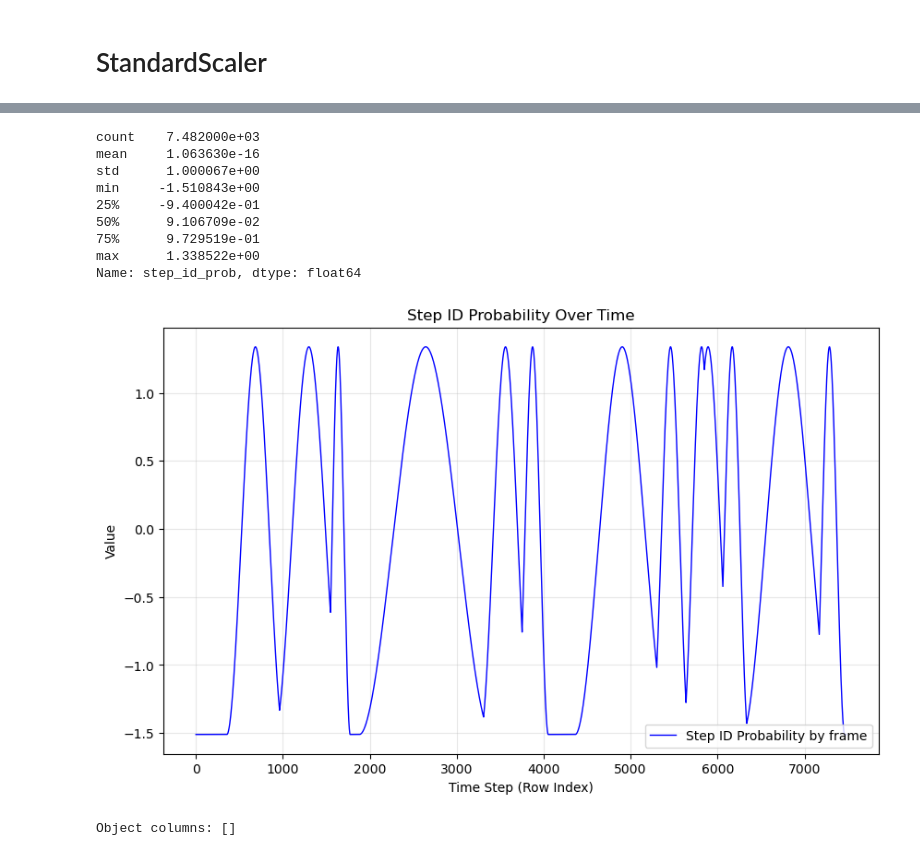
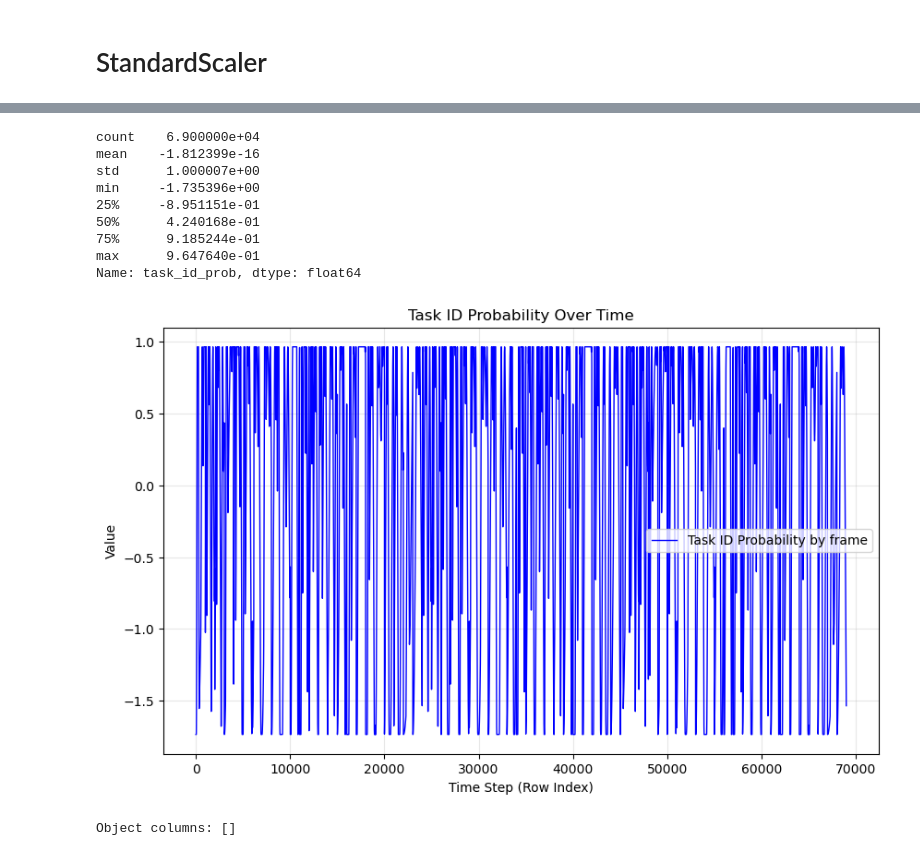
Before and after one commit to Lo122/LSTM_HRC, a Jupyter notebook: data_proc_2d/app/analyze_posture.ipynb, the cells around one changed output, grey strips where cells are left out. Drawn from its saved outputs; the diff is of its cells as text; code cells hidden in the pictures.

```diff
--- a/data_proc_2d/app/analyze_posture.ipynb
+++ b/data_proc_2d/app/analyze_posture.ipynb
@@ -0,0 +226,3 @@
+# %%
+train_pt_dir = r"G:\.shortcut-targets-by-id\1nZZWQUKOdxeC-oo-NKucbuUj38ir4mZC\ITECH_Thesis\Videos\dataset\skeleton_3d\ceiling_panel_installation_03\original"
+pt_files = sorted(Path(train_pt_dir).rglob("*.pt"))
@@ -0,0 +309,24 @@
+# %%
+feature_names = []
+
+for feature_name, feature_value in sample["features"].items():
+
+    x = feature_value.reshape(
+        feature_value.shape[0],
+        -1
+    )
+
+    n_dims = x.shape[1]
+
+    if n_dims == 1:
+        feature_names.append(feature_name)
+    else:
+        feature_names.extend([
+            f"{feature_name}_{i}"
+            for i in range(n_dims)
+        ])
+
+print(len(feature_names))
+print(feature_names[:20])
+
+assert len(feature_names) == X_all.shape[1]
@@ -106,8 +933,8 @@ def process_feature(name, val, prev_val=None):
 
     return features
 # %%
-raw_pt_dir = r"G:\.shortcut-targets-by-id\1nZZWQUKOdxeC-oo-NKucbuUj38ir4mZC\ITECH_Thesis\Videos\dataset_2d\original"
-pt_files = glob.glob(os.path.join(raw_pt_dir, "*01_take-01.pt"))
+raw_pt_dir = r"G:\.shortcut-targets-by-id\1nZZWQUKOdxeC-oo-NKucbuUj38ir4mZC\ITECH_Thesis\Videos\dataset\skeleton_3d\ceiling_panel_installation_02\train\raw"
+pt_files = glob.glob(os.path.join(raw_pt_dir, "*aug-01_seg-00.pt"))
 
 all_rows = []
 
@@ -117,7 +944,7 @@ for seq_id, pt_file in enumerate(pt_files):
     features = data["features"]
     labels = data["labels"]
 
-    T = len(labels["step_id"])
+    T = len(labels["task_id"])
 
     prev_frame = {}
 
@@ -137,8 +964,9 @@ for seq_id, pt_file in enumerate(pt_files):
 
             prev_frame[k] = val
 
-        row["step_id"] = int(labels["step_id"][t])
-        row["step_id_prob"] = float(labels["step_id_prob"][t])
+        row["task_id"] = int(labels["task_id"][t])
+        row["task_progress"] = float(labels["task_progress"][t])
+        row["task_id_prob"] = float(labels["task_id_prob"][t])
         row["t"] = t
 
         all_rows.append(row)
@@ -169,29 +1009,29 @@ ValueError: at least one array or dtype is required
 # %%
-df["step_id_prob"].describe()
+df["task_id_prob"].describe()
 # %% [output]
-count    7.482000e+03
-mean     1.063630e-16
-std      1.000067e+00
-min     -1.510843e+00
-25%     -9.400042e-01
-50%      9.106709e-02
-75%      9.729519e-01
-max      1.338522e+00
-Name: step_id_prob, dtype: float64
+count    6.900000e+04
+mean    -1.812399e-16
+std      1.000007e+00
+min     -1.735396e+00
+25%     -8.951151e-01
+50%      4.240168e-01
+75%      9.185244e-01
+max      9.647640e-01
+Name: task_id_prob, dtype: float64
 # %%
-# plot distribution of step_id_prob
+# plot distribution of task_id_prob
 plt.figure(figsize=(10, 6))
 
-plt.plot(df.index, df['step_id_prob'], label='Step ID Probability by frame', color='blue', linewidth=1)
+plt.plot(df.index, df['task_id_prob'], label='Task ID Probability by frame', color='blue', linewidth=1)
 
-plt.title('Step ID Probability Over Time')
+plt.title('Task ID Probability Over Time')
 plt.xlabel('Time Step (Row Index)')
 plt.ylabel('Value')
 plt.grid(True, alpha=0.3)
 plt.legend()
 plt.show()
 # %% [output]
-[figure, old version]
+[figure, new version]
 # %%
 bad_cols = [c for c in df.columns if df[c].dtype == "object"]
 print("Object columns:", bad_cols)
```
Also changed, not shown: parts of 39 cells of this notebook, 17 other files.
